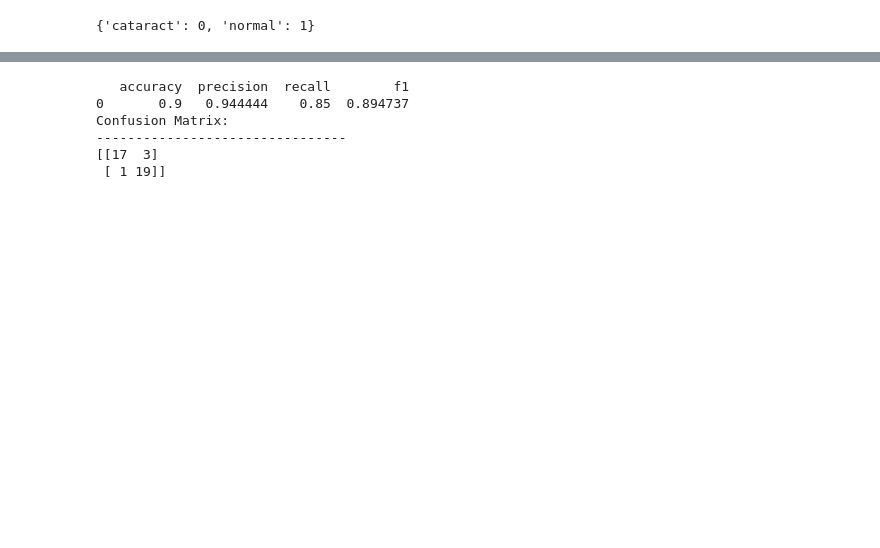
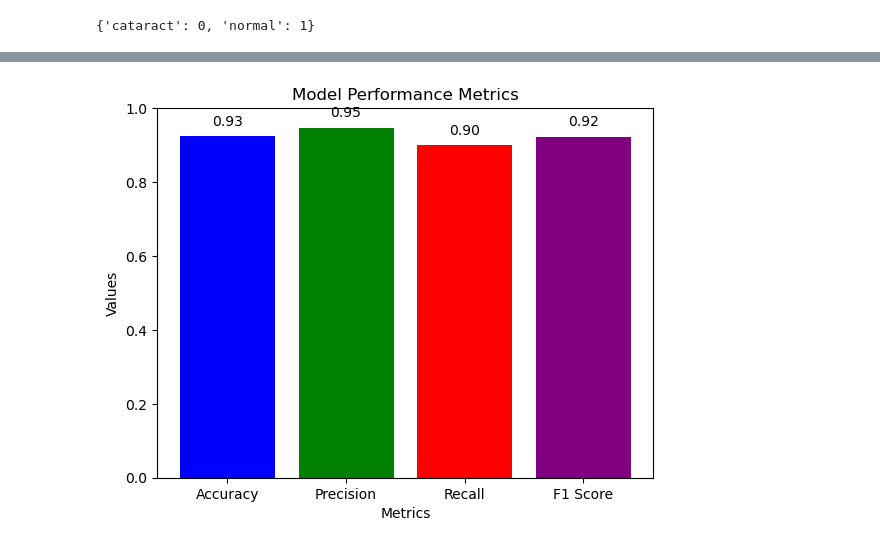
Before and after one commit to CH2-PR619/CAPSTONE-PROJECT, a Jupyter notebook: cataract_detection.ipynb, the cells around one changed output, grey strips where cells are left out. Saved outputs shown, nothing was run; the diff lists cells and outputs as text; code cells hidden in the pictures; blank space fills up the shorter version.

```diff
--- a/cataract_detection.ipynb
+++ b/cataract_detection.ipynb
@@ -288,12 +269,23 @@ evaluation_summary = pd.DataFrame({
-# %%
-print(evaluation_summary)
-print("Confusion Matrix:")
-print('--------------------------------')
-print(conf_matrix)
-# %% [output]
-   accuracy  precision  recall        f1
-0       0.9   0.944444    0.85  0.894737
-Confusion Matrix:
---------------------------------
-[[17  3]
- [ 1 19]]
+# %%
+y_true = pred_df['actual_class']
+y_pred = pred_df['predicted_class']
+
+accuracy = accuracy_score(y_true, y_pred)
+precision = precision_score(y_true, y_pred, pos_label='normal')
+recall = recall_score(y_true, y_pred, pos_label='normal')
+f1 = f1_score(y_true, y_pred, pos_label='normal')
+
+# Create a bar plot
+metrics = ['Accuracy', 'Precision', 'Recall', 'F1 Score']
+values = [accuracy, precision, recall, f1]
+
+plt.bar(metrics, values, color=['blue', 'green', 'red', 'purple'])
+plt.title('Model Performance Metrics')
+plt.xlabel('Metrics')
+plt.ylabel('Values')
+plt.ylim(0, 1)
+for i, value in enumerate(values):
+    plt.text(i, value + 0.02, f'{value:.2f}', ha='center', va='bottom', color='black', fontweight='medium')
+plt.show()
+# %% [output]
+[figure, added]
```
Also changed, not shown: parts of 14 cells of this notebook.
